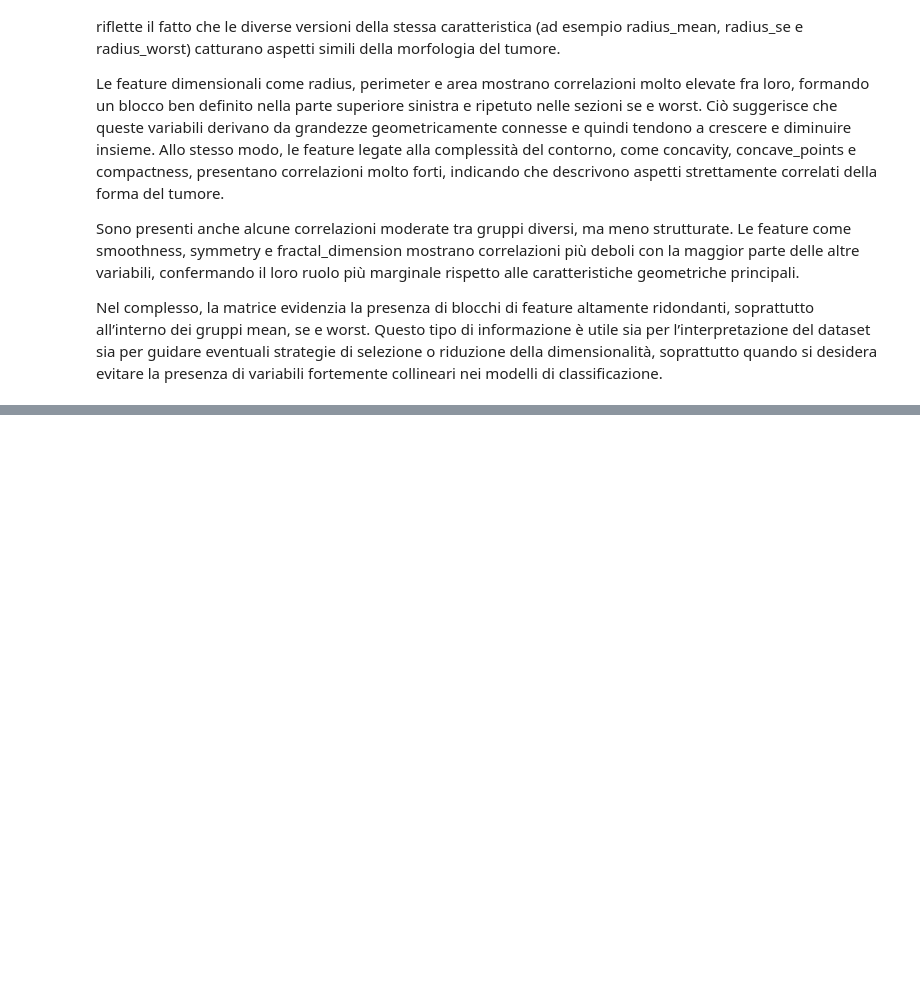
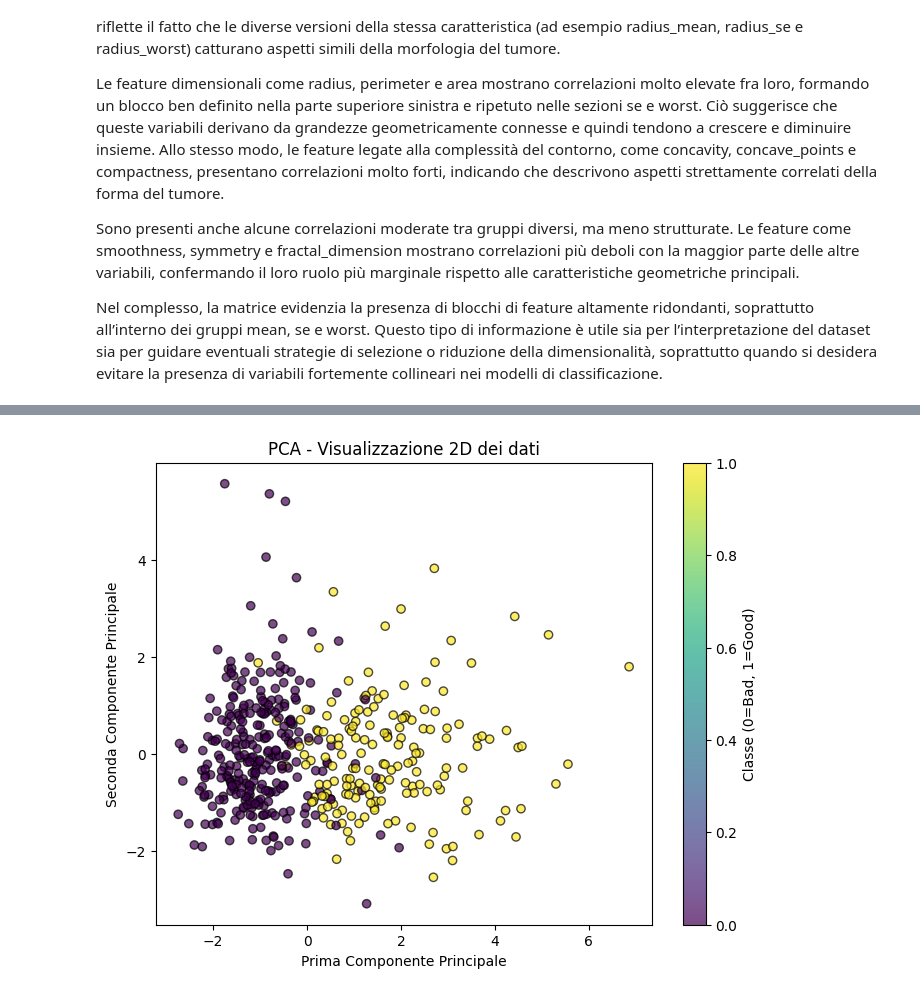
Before and after one commit to Pandanna/Data-Mining-Project, a Jupyter notebook: Cancer_dataset.ipynb, the cells around one changed output, grey strips where cells are left out. Saved outputs shown, nothing was run; the diff lists cells and outputs as text; code cells hidden in the pictures; blank space fills up the shorter version.

```diff
--- a/Cancer_dataset.ipynb
+++ b/Cancer_dataset.ipynb
@@ -595 +729,13 @@ Varianza spiegata: [0.44593523 0.18545256]
+# %%
+# Visualizza PCA
+plt.figure(figsize=(8, 6))
+scatter = plt.scatter(X_train_pca[:, 0], X_train_pca[:, 1], c=y_train,
+                      cmap='viridis', edgecolor='k', alpha=0.7)
+plt.xlabel('Prima Componente Principale')
+plt.ylabel('Seconda Componente Principale')
+plt.title('PCA - Visualizzazione 2D dei dati')
+plt.colorbar(scatter, label='Classe (0=Bad, 1=Good)')
+plt.show()
+# %% [output]
+[figure, added]
 # %%
```
Also changed, not shown: parts of 33 cells of this notebook.
